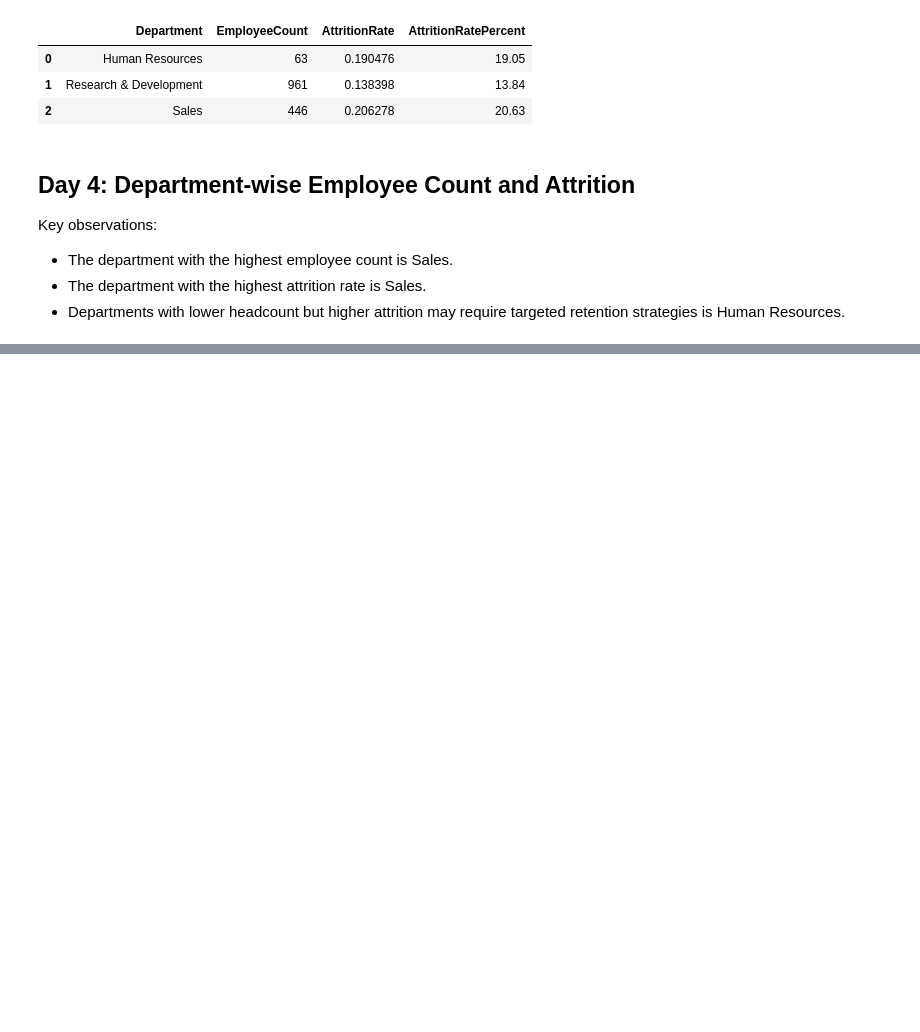
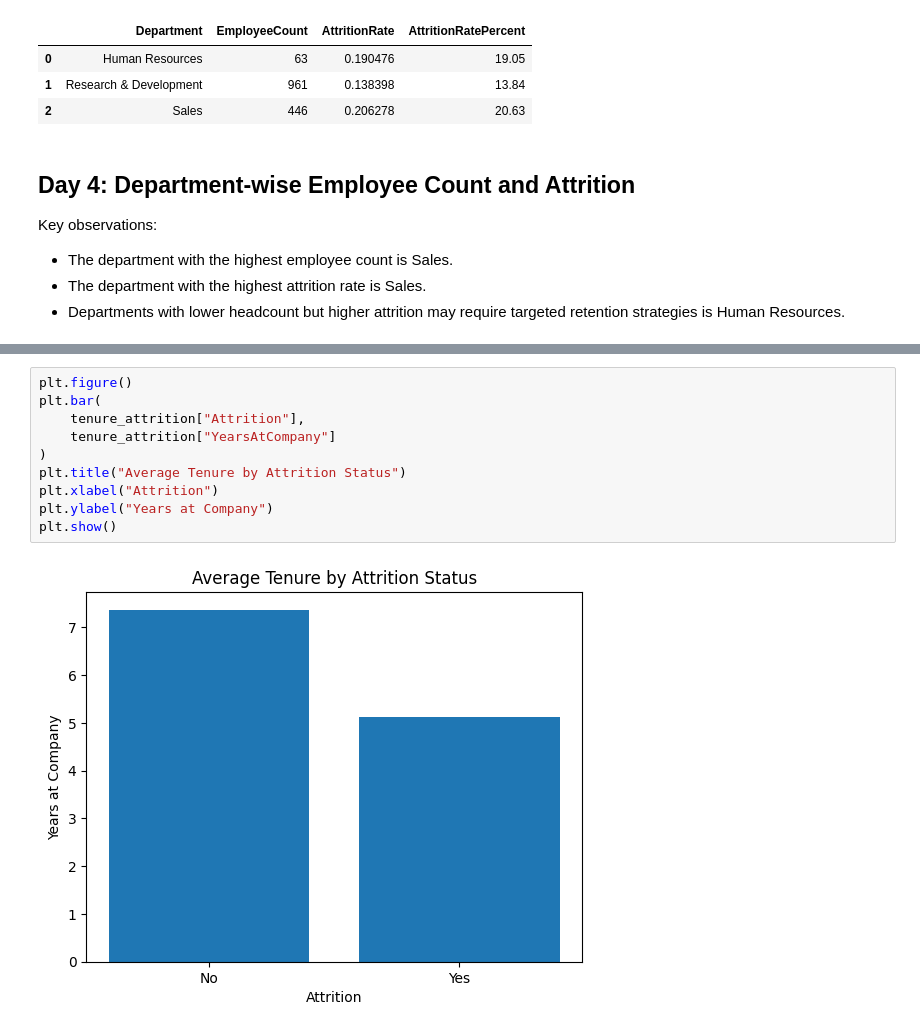
Before and after one commit to NikhilAgnihotri-9/hr-analytics-attrition-python, a Jupyter notebook: hr_attrition_analysis.ipynb, the cells around one changed output, grey strips where cells are left out. Drawn from its saved outputs; the diff is of its cells as text; blank space fills up the shorter version.

```diff
--- a/hr_attrition_analysis.ipynb
+++ b/hr_attrition_analysis.ipynb
@@ -206,0 +269,12 @@ Key observations:
+# %%
+plt.figure()
+plt.bar(
+    tenure_attrition["Attrition"],
+    tenure_attrition["YearsAtCompany"]
+)
+plt.title("Average Tenure by Attrition Status")
+plt.xlabel("Attrition")
+plt.ylabel("Years at Company")
+plt.show()
+# %% [output]
+[figure, added]
```
Also changed, not shown: parts of 7 cells of this notebook.
